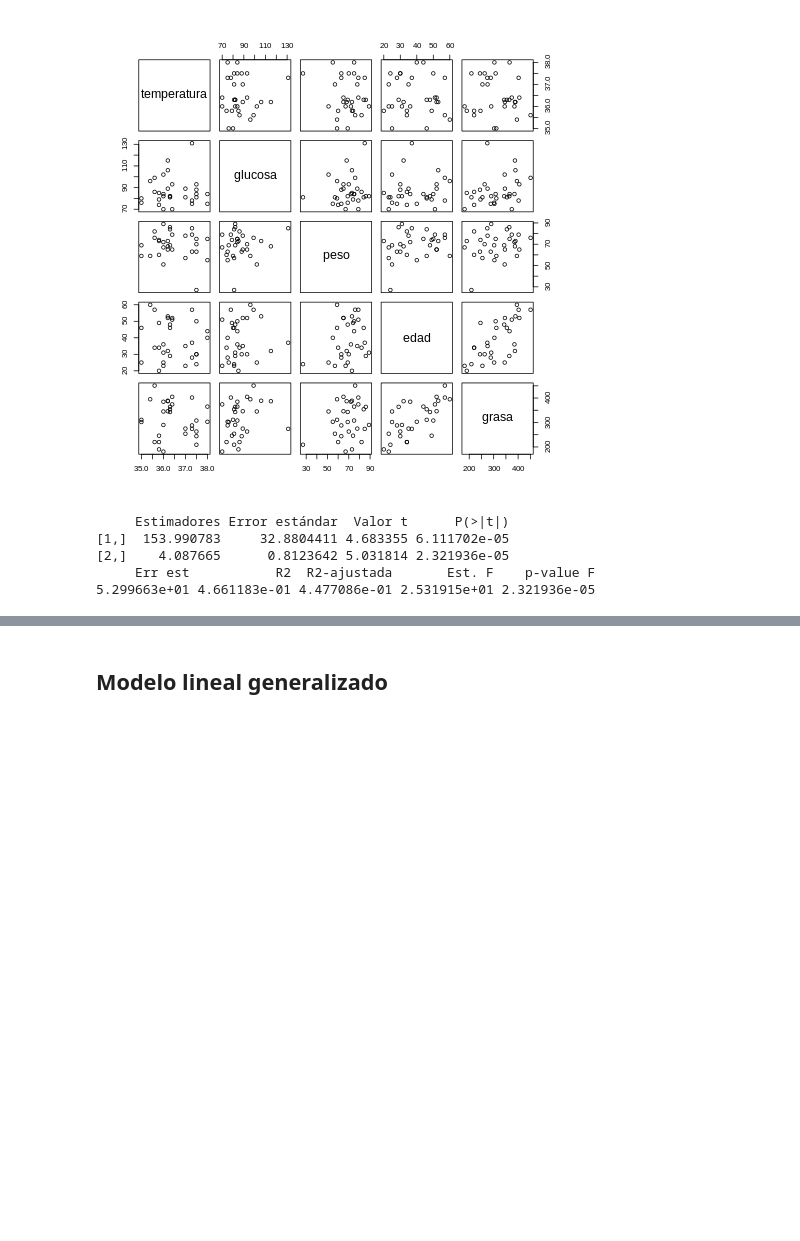
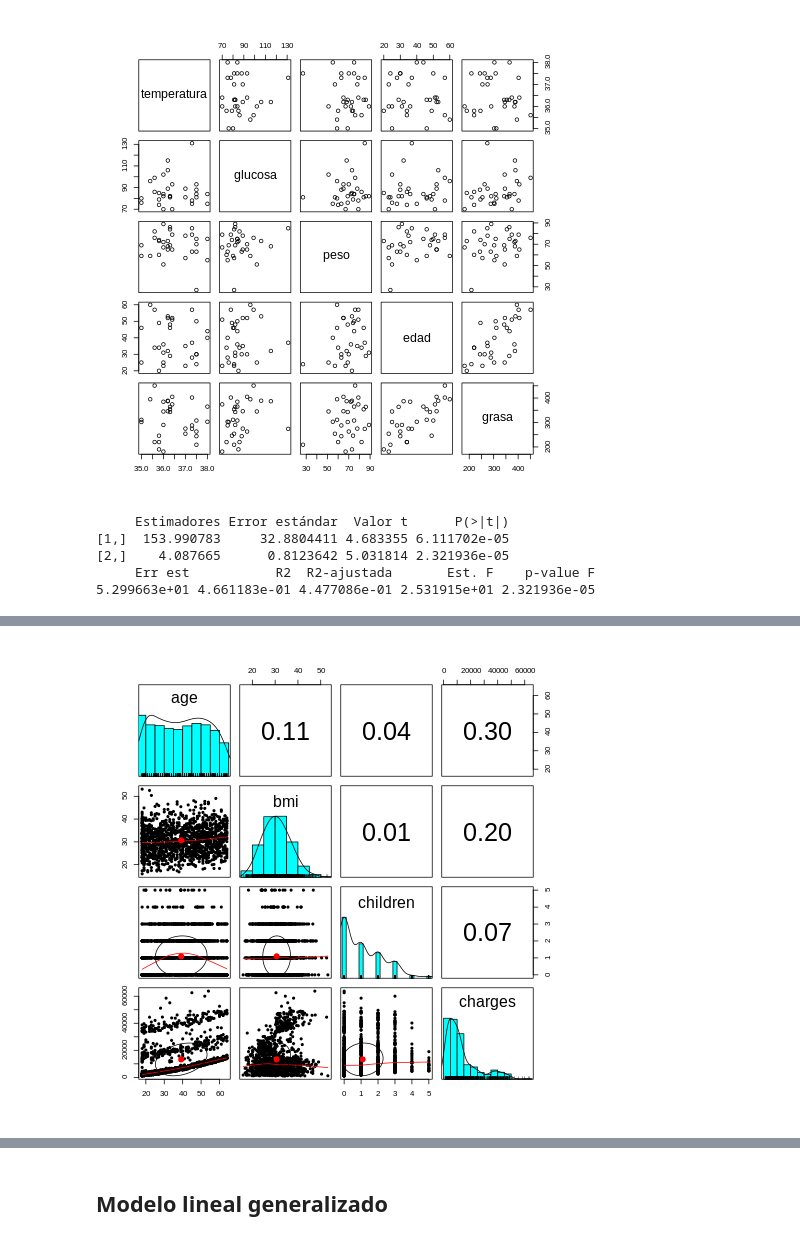
Before and after one commit to edgaryair1024/RtoLearn, a Jupyter notebook: M3.ipynb, the cells around one changed output, grey strips where cells are left out. Drawn from its saved outputs; the diff is of its cells as text; code cells hidden in the pictures; blank space fills up the shorter version.

```diff
--- a/M3.ipynb
+++ b/M3.ipynb
@@ -333,0 +372,5 @@ print(stats)
+# %%
+%%R
+pairs.panels(insurance[c("age", "bmi", "children", "charges")])
+# %% [output]
+[figure, added]
```
Also changed, not shown: parts of 24 cells of this notebook.
